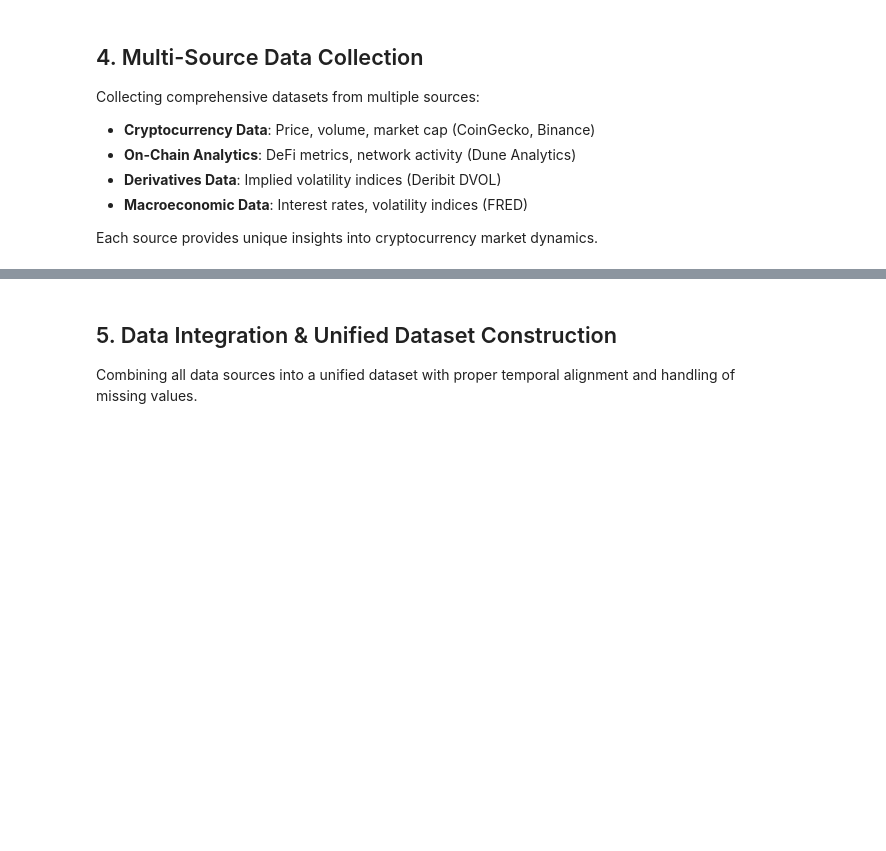
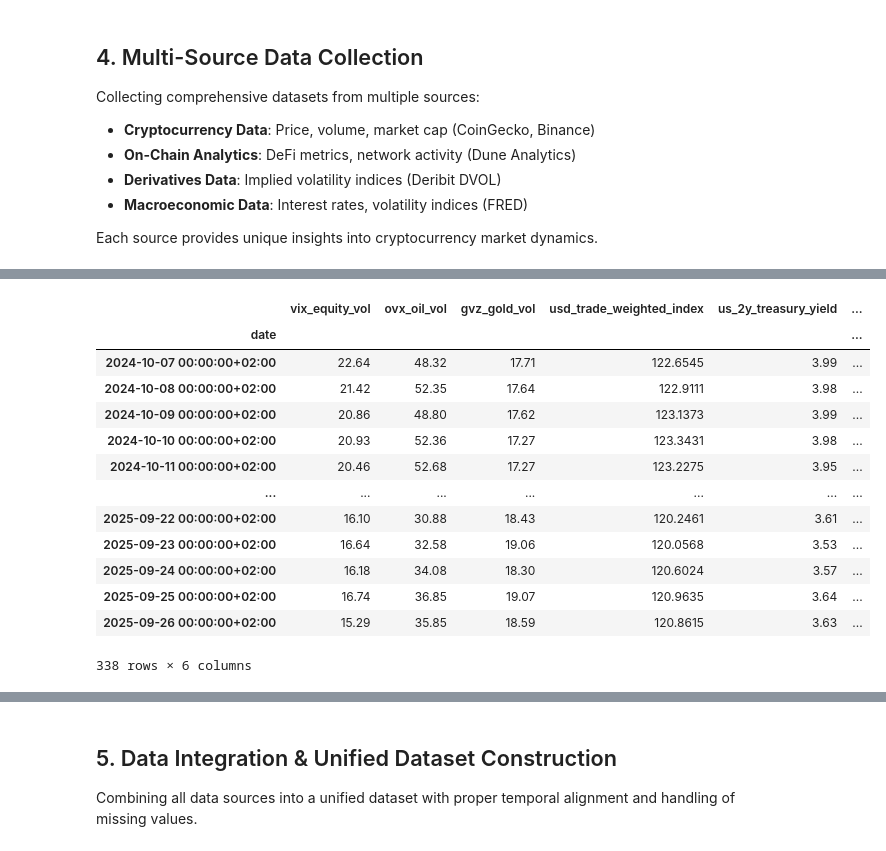
Before and after one commit to Amalio-Hidalgo/CryptoMarketForecasting-new, a Jupyter notebook: v2-volatility-forecasting/notebooks/main_pipeline.ipynb, the cells around one changed output, grey strips where cells are left out. Drawn from its saved outputs; the diff is of its cells as text; code cells hidden in the pictures; blank space fills up the shorter version.

```diff
--- a/v2-volatility-forecasting/notebooks/main_pipeline.ipynb
+++ b/v2-volatility-forecasting/notebooks/main_pipeline.ipynb
@@ -522,0 +560,17 @@ The system is working as designed - protecting your credits while utilizing any
+# %%
+fred_data.dropna()
+# %% [output]
+|  | vix_equity_vol | ovx_oil_vol | gvz_gold_vol | usd_trade_weighted_index | us_2y_treasury_yield | ... |
+| date |  |  |  |  |  | ... |
+| 2024-10-07 00:00:00+02:00 | 22.64 | 48.32 | 17.71 | 122.6545 | 3.99 | ... |
+| 2024-10-08 00:00:00+02:00 | 21.42 | 52.35 | 17.64 | 122.9111 | 3.98 | ... |
+| 2024-10-09 00:00:00+02:00 | 20.86 | 48.80 | 17.62 | 123.1373 | 3.99 | ... |
+| 2024-10-10 00:00:00+02:00 | 20.93 | 52.36 | 17.27 | 123.3431 | 3.98 | ... |
+| 2024-10-11 00:00:00+02:00 | 20.46 | 52.68 | 17.27 | 123.2275 | 3.95 | ... |
+| ... | ... | ... | ... | ... | ... | ... |
+| 2025-09-22 00:00:00+02:00 | 16.10 | 30.88 | 18.43 | 120.2461 | 3.61 | ... |
+| 2025-09-23 00:00:00+02:00 | 16.64 | 32.58 | 19.06 | 120.0568 | 3.53 | ... |
+| 2025-09-24 00:00:00+02:00 | 16.18 | 34.08 | 18.30 | 120.6024 | 3.57 | ... |
+| 2025-09-25 00:00:00+02:00 | 16.74 | 36.85 | 19.07 | 120.9635 | 3.64 | ... |
+| 2025-09-26 00:00:00+02:00 | 15.29 | 35.85 | 18.59 | 120.8615 | 3.63 | ... |
+338 rows × 6 columns
```
Also changed, not shown: parts of 19 cells of this notebook, 9 other files.
